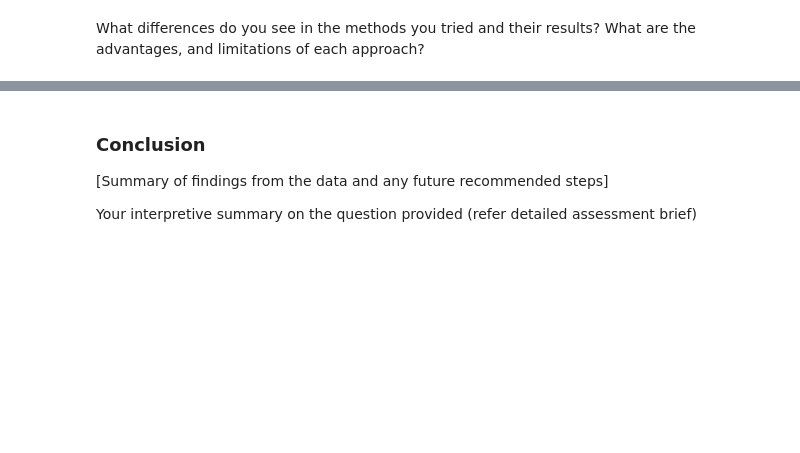
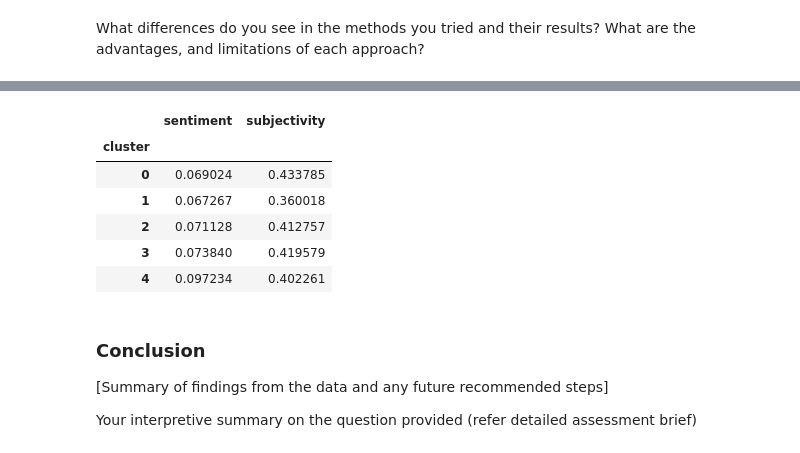
Before and after one commit to ManasviMenon/Text-Analysis---Natural-Language-Processing-Project-on-Elections-Data, a Jupyter notebook: ANLP_AT1_Template_(Sample_only)-1 (1).ipynb, the cells around one changed output, grey strips where cells are left out. Cells and saved outputs as stored; diff of their text form; code cells hidden in the pictures; blank space fills up the shorter version.

```diff
--- a/ANLP_AT1_Template_(Sample_only)-1 (1).ipynb
+++ b/ANLP_AT1_Template_(Sample_only)-1 (1).ipynb
@@ -732,0 +971,30 @@ What differences do you see in the methods you tried and their results? What are
+# %%
+from sklearn.cluster import KMeans
+
+k = 5
+
+kmeans = KMeans(
+    n_clusters=k,
+    random_state=42,
+    n_init=10
+)
+
+clusters = kmeans.fit_predict(X)
+
+analysis_df["cluster"] = clusters
+import numpy as np
+
+terms = vectorizer.get_feature_names_out()
+
+order_centroids = kmeans.cluster_centers_.argsort()[:, ::-1]
+
+for i in range(k):
+    print(f"\nCluster {i} top words:")
+
+    top_words = [terms[ind] for ind in order_centroids[i, :10]]
+
+    print(", ".join(top_words))
+
+    cluster_counts = analysis_df["cluster"].value_counts().sort_index()
+
+print(cluster_counts)
@@ -733,3 +1068,18 @@ What differences do you see in the methods you tried and their results? What are
+# %%
+from textblob import TextBlob
+
+analysis_df["subjectivity"] = analysis_df["clean_text"].apply(
+    lambda x: TextBlob(x).sentiment.subjectivity
+)
+analysis_df.groupby("cluster")[["sentiment","subjectivity"]].mean()
+# %% [output]
+|  | sentiment | subjectivity |
+| cluster |  |  |
+| 0 | 0.069024 | 0.433785 |
+| 1 | 0.067267 | 0.360018 |
+| 2 | 0.071128 | 0.412757 |
+| 3 | 0.073840 | 0.419579 |
+| 4 | 0.097234 | 0.402261 |
 # %% [markdown]
 ### Conclusion
 
```
Also changed, not shown: parts of 14 cells of this notebook, 2 other files.
